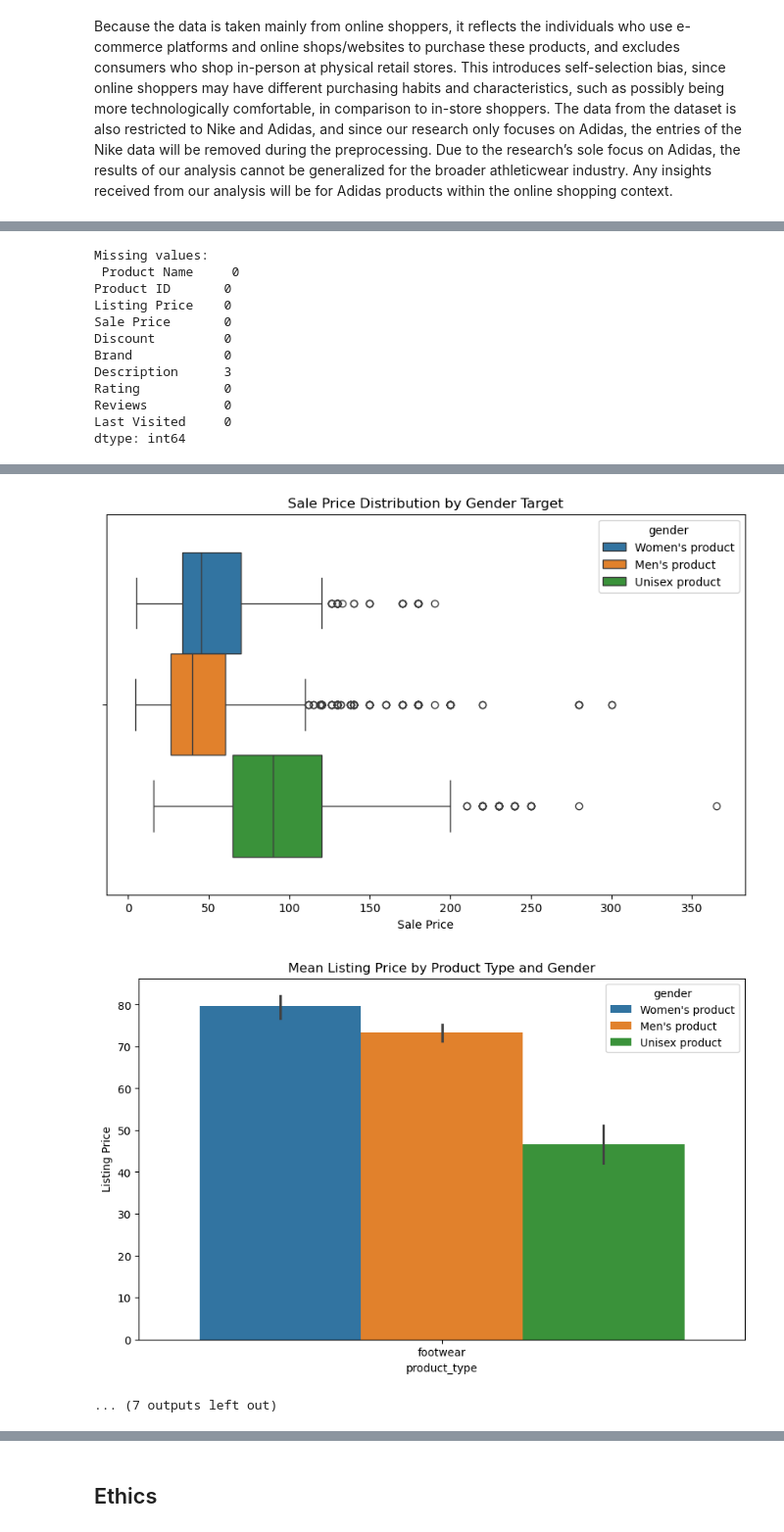
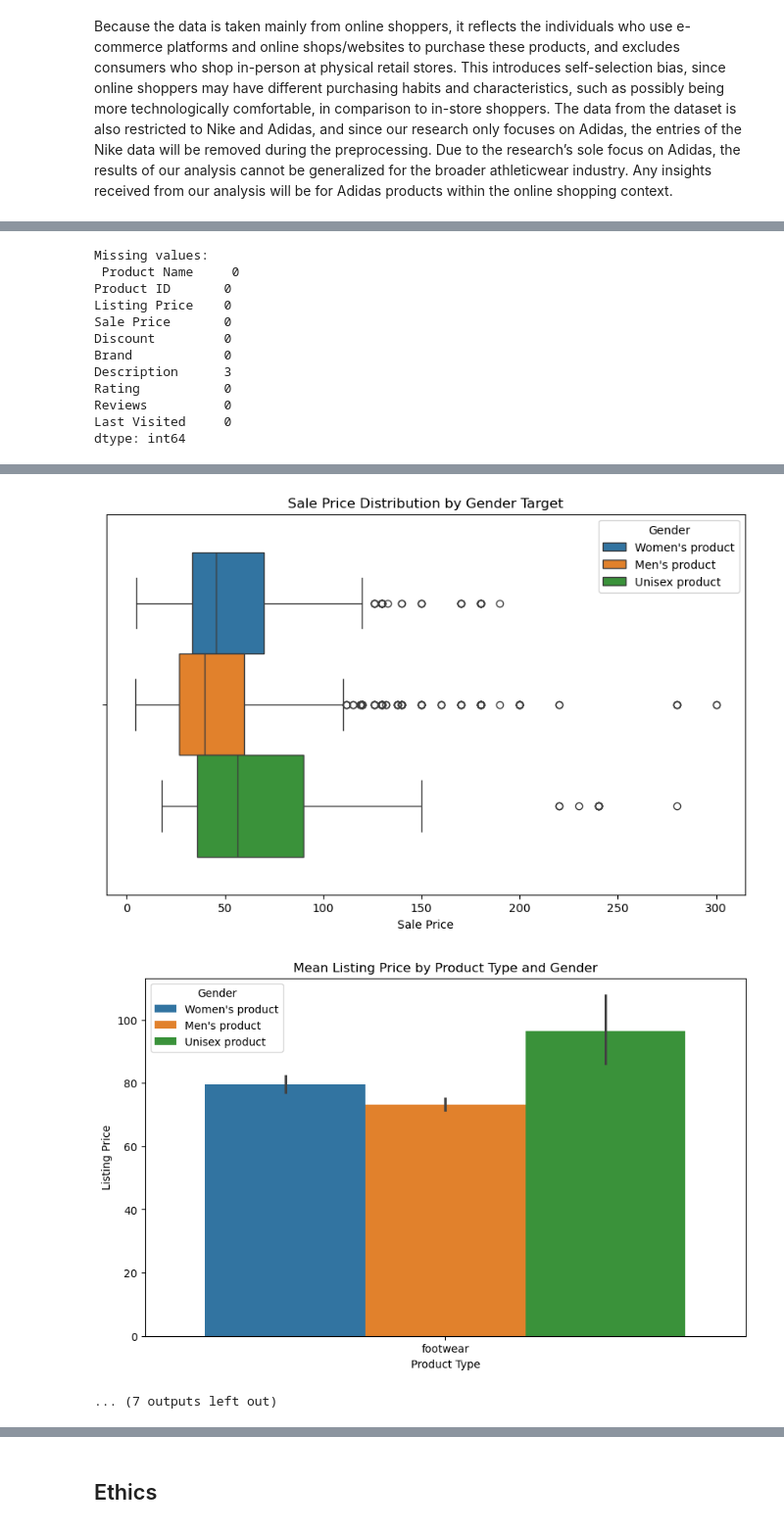
Before and after one commit to jasmine-1e/Hedonic-Analysis-of-Athleticware-Pricing, a Jupyter notebook: 01-DataCheckpoint.ipynb, the cells around one changed output, grey strips where cells are left out. Shown at 98% size. Cells and saved outputs as stored; diff of their text form; code cells hidden in the pictures.

Commit message:
added details and merged data, cleaned and prepared for analysis to best of ability

```diff
--- a/01-DataCheckpoint.ipynb
+++ b/01-DataCheckpoint.ipynb
@@ -451,8 +454,9 @@ sns.heatmap(df_2.isnull(), cbar=False)
 plt.title('Missing Data Heatmap')
 plt.show()
 
-# Example cleaning
-df_2 = df_2.drop_duplicates()
+# Cleaning
+df_2 = df_2.loc[df_2["Brand"] != "Nike"] ##removing nike products from data
+df_2 = df_2.drop_duplicates() #dropping duplicates, if any
 df_2 = df_2.dropna(subset=['Description'])  ##dropping 3 with missing descriptions
 df_2["Sale Price"] = df_2["Sale Price"]/100 ##converting price from pennies to dollar ammount
 df_2["Listing Price"] = df_2["Listing Price"]/100 ##converting price from pennies to dollar ammount
@@ -472,7 +476,7 @@ def gender(text):
     else:
         return "Unisex product"
 
-df_2["gender"] = df_2["Product Name"].str.lower().transform(gender)
+df_2["Gender"] = df_2["Product Name"].str.lower().transform(gender)
 
 
 #categorizing as type of products
@@ -500,7 +504,7 @@ def product_type(text):
 
 ##alter description to include product name for easier seaching
 df_2["Description"] = df_2["Product Name"] + ": " + df_2["Description"]
-df_2["product_type"] = df_2["Description"].str.lower().transform(product_type)
+df_2["Product Type"] = df_2["Description"].str.lower().transform(product_type)
 
 #defining popularity in terms of review counts
 ## lower scale than other dataframe due to the overall lower counts of shoe reviews in general
@@ -513,11 +517,11 @@ def popularity(numerical_input):
         return "high popularity"
     if numerical_input > 75:
         return "very high popularity"
-df_2["popularity"] = df_2["Reviews"].transform(popularity)
+df_2["Popularity"] = df_2["Reviews"].transform(popularity)
 
 
 # Save cleaned version
-df_2.to_csv('data/02-processed/Adidas_vs_Nike.csv', index=False)
+df_2.to_csv('data/02-processed/Adidas_vs_Nike_cleaned.csv', index=False)
 
 df_2
 
@@ -551,25 +555,25 @@ plt.show()
 
 # Looking at differences in listing price based on target gender
 plt.figure(figsize=(10, 6))
-sns.boxplot(data = df_2 , x='Listing Price' , hue ="gender" )
+sns.boxplot(data = df_2 , x='Listing Price' , hue ="Gender" )
 plt.title('Listing Price Distribution by Gender Target')
 plt.show()
 
 # Looking at differences in sales price based on target gender
 plt.figure(figsize=(10, 6))
-sns.boxplot(data = df_2 , x='Sale Price' , hue ="gender" )
+sns.boxplot(data = df_2 , x='Sale Price' , hue ="Gender" )
 plt.title('Sale Price Distribution by Gender Target')
 plt.show()
 
 # looking at differences in listing price based on target gender and product type
 plt.figure(figsize=(10, 6))
-sns.barplot(data=df_2, x='product_type', y='Listing Price', hue='gender')
+sns.barplot(data=df_2, x='Product Type', y='Listing Price', hue='Gender')
 plt.title('Mean Listing Price by Product Type and Gender')
 plt.show()
 
 # looking at differences in listing price based on target gender and product type
 plt.figure(figsize=(10, 6))
-sns.barplot(data=df_2, x='product_type', y='Sale Price', hue='gender')
+sns.barplot(data=df_2, x='Product Type', y='Sale Price', hue='Gender')
 plt.title('Mean Sale Price by Product Type and Gender')
 plt.show()
 
@@ -585,13 +589,13 @@ plt.show()
 
 # looking at distribution in listing price by popularity ((based on review counts)
 plt.figure(figsize=(20, 10))
-sns.boxplot(data=df_2, x='Listing Price', hue='popularity')
+sns.boxplot(data=df_2, x='Listing Price', hue='Popularity')
 plt.title('Listing Price Distribution by Popularity (based on review counts)')
 plt.show()
 
 # looking at distribution in sale price by popularity (based on review counts)
 plt.figure(figsize=(20, 10))
-sns.boxplot(data=df_2, x='Sale Price', hue='popularity')
+sns.boxplot(data=df_2, x='Sale Price', hue='Popularity')
 plt.title('Sale Price Distribution by Popularity (based on review counts)')
 plt.show()
 
@@ -646,5 +650,5 @@ memory usage: 357.1+ KB
-[figure, old version]
+[figure, new version]
-[figure, old version]
+[figure, new version]
 ... (7 outputs left out)
 # %%
 #to prepare for combining the dataframes, we must rename the columns of the dataframes to match,
```
Also changed, not shown: parts of 4 cells of this notebook.
